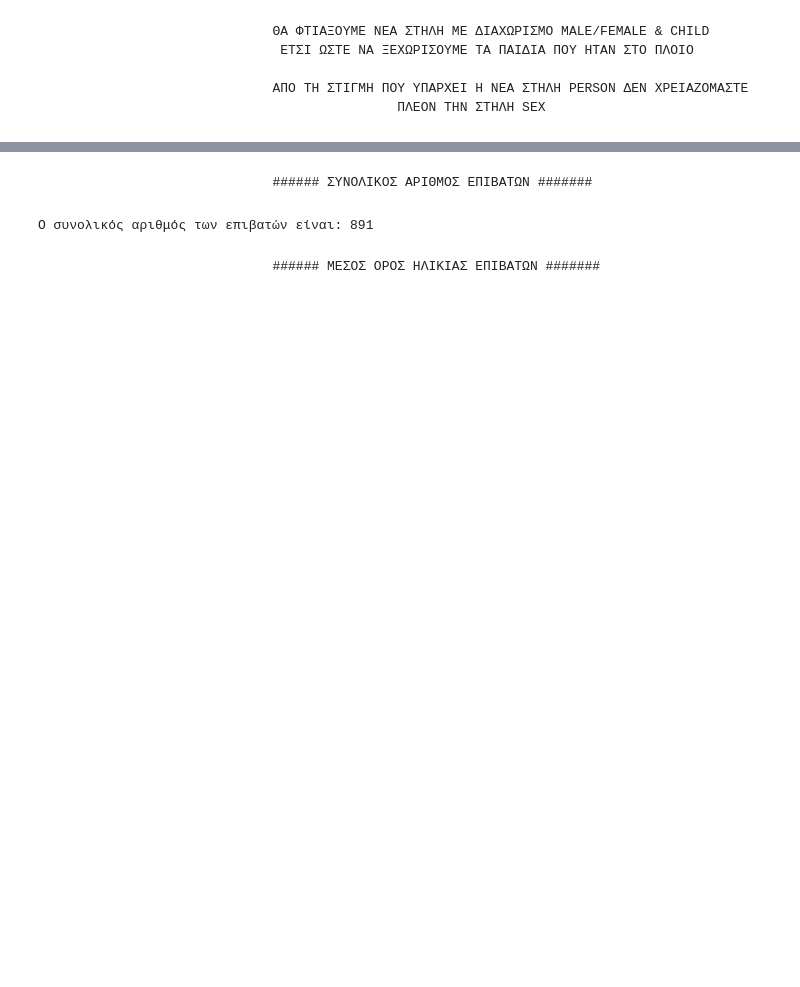
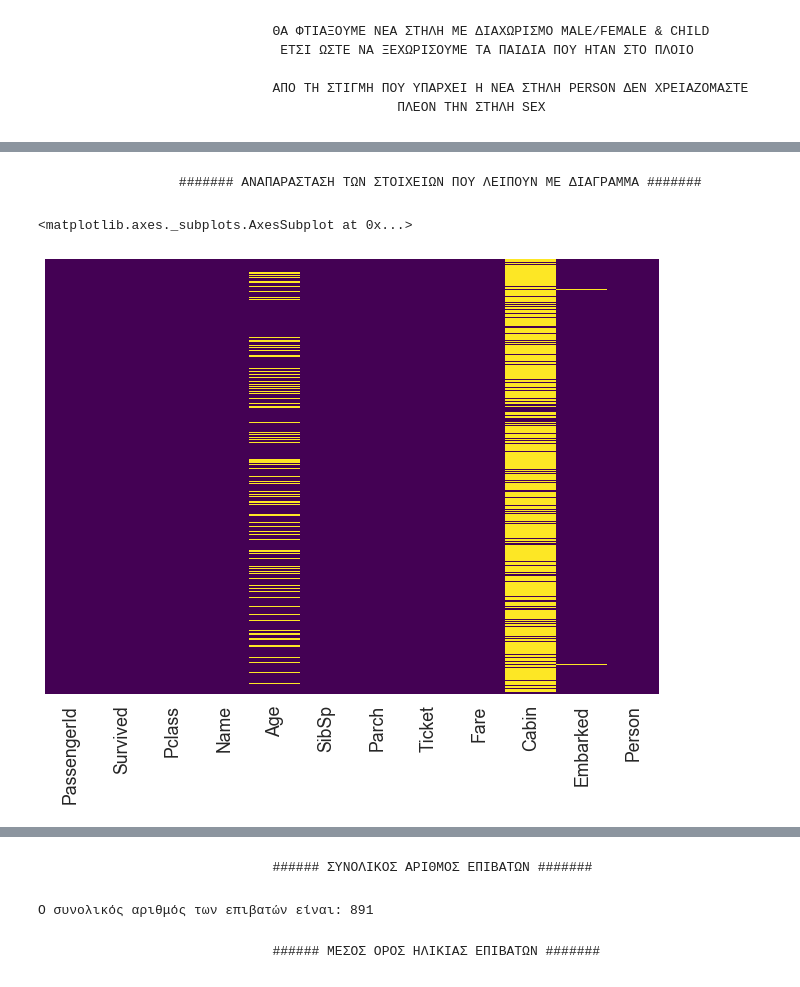
Before and after one commit to stefanosarta/titanic, a Jupyter notebook: titanic.ipynb, the cells around one changed output, grey strips where cells are left out. Drawn from its saved outputs; the diff is of its cells as text; code cells hidden in the pictures; blank space fills up the shorter version.

```diff
--- a/titanic.ipynb
+++ b/titanic.ipynb
@@ -78,0 +104,10 @@ train_df.head(3)
+# %% [markdown]
+                    ####### ΑΝΑΠΑΡΑΣΤΑΣΗ ΤΩΝ ΣΤΟΙΧΕΙΩΝ ΠΟΥ ΛΕΙΠΟΥΝ ΜΕ ΔΙΑΓΡΑΜΜΑ #######
+# %%
+sns.set_context('poster',font_scale=1.1)
+plt.figure(figsize=(11,8))
+sns.set_context(font_scale=1.3)
+sns.heatmap(train_df.isnull(),yticklabels=False,cbar=False, cmap='viridis')
+# %% [output]
+<matplotlib.axes._subplots.AxesSubplot at 0x...>
+[figure, added]
```
Also changed, not shown: parts of 51 cells of this notebook.
